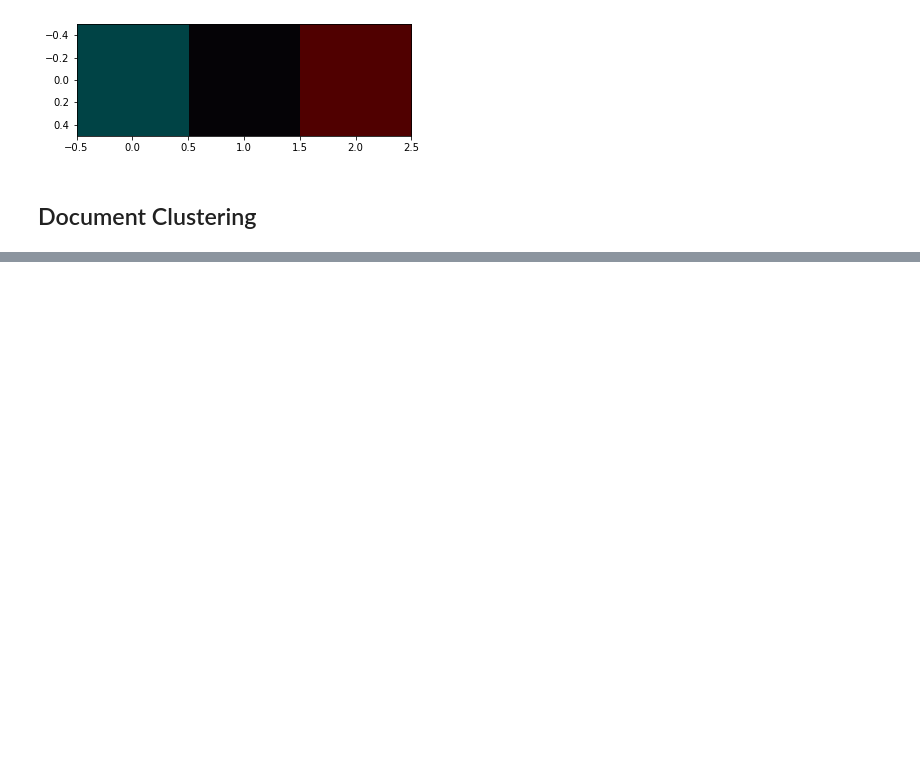
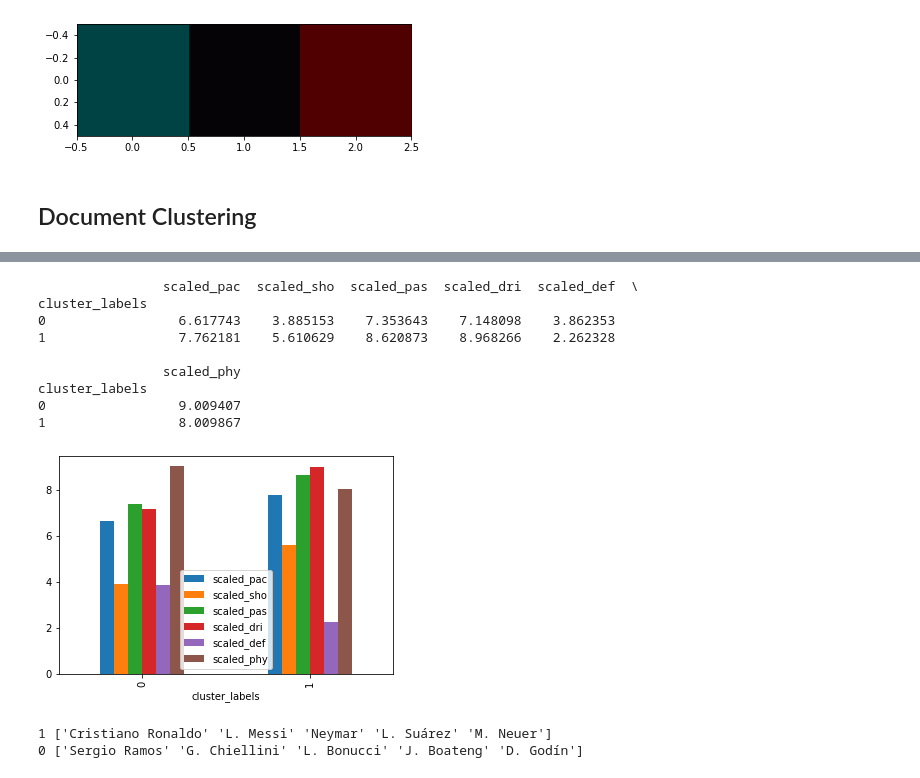
Before and after one commit to xwu0223/MBAN-6400, a Jupyter notebook: Cluster Analysis in Python/Clustering in Real World/cluster_in_real_world.ipynb, the cells around one changed output, grey strips where cells are left out. Saved outputs shown, nothing was run; the diff lists cells and outputs as text; code cells hidden in the pictures; blank space fills up the shorter version.

```diff
--- a/Cluster Analysis in Python/Clustering in Real World/cluster_in_real_world.ipynb
+++ b/Cluster Analysis in Python/Clustering in Real World/cluster_in_real_world.ipynb
@@ -101,0 +145,6 @@ Clipping input data to the valid range for imshow with RGB data ([0..1] for floa
+# %%
+from scipy.cluster.vq import whiten
+data = pd.read_csv('/Users/xingkaiwu/Library/CloudStorage/OneDrive-YorkUniversity/MBAN Winter/MBAN 6400/Cluster Analysis in Python/fifa_18_sample_data.csv')
+fifa = data[0:250]
+data_scaled = pd.DataFrame(whiten(fifa[['pac','dri','sho']]),columns=['scaled_pac','scaled_dri','scaled_sho'])
+fifa = pd.concat([fifa, data_scaled], axis=1)
@@ -101,0 +183,39 @@ Clipping input data to the valid range for imshow with RGB data ([0..1] for floa
+# %%
+data_scaled = pd.DataFrame(whiten(fifa[['pas','def','phy']]),columns=['scaled_pas','scaled_def','scaled_phy'])
+fifa = pd.concat([fifa, data_scaled], axis=1)
+# %%
+scaled_features = ['scaled_pac',
+ 'scaled_sho',
+ 'scaled_pas',
+ 'scaled_dri',
+ 'scaled_def',
+ 'scaled_phy']
+
+
+# Create centroids with kmeans for 2 clusters
+cluster_centers,_ = kmeans(fifa[scaled_features], 2)
+
+# Assign cluster labels and print cluster centers
+fifa['cluster_labels'], _ = vq(fifa[scaled_features], cluster_centers)
+print(fifa.groupby('cluster_labels')[scaled_features].mean())
+
+# Plot cluster centers to visualize clusters
+fifa.groupby('cluster_labels')[scaled_features].mean().plot(legend=True, kind='bar')
+plt.show()
+
+# Get the name column of first 5 players in each cluster
+for cluster in fifa['cluster_labels'].unique():
+    print(cluster, fifa[fifa['cluster_labels'] == cluster]['name'].values[:5])
+# %% [output]
+                scaled_pac  scaled_sho  scaled_pas  scaled_dri  scaled_def  \
+cluster_labels
+0                 6.617743    3.885153    7.353643    7.148098    3.862353
+1                 7.762181    5.610629    8.620873    8.968266    2.262328
+
+                scaled_phy
+cluster_labels
+0                 9.009407
+1                 8.009867
+[figure, added]
+1 ['Cristiano Ronaldo' 'L. Messi' 'Neymar' 'L. Suárez' 'M. Neuer']
+0 ['Sergio Ramos' 'G. Chiellini' 'L. Bonucci' 'J. Boateng' 'D. Godín']
```
Also changed, not shown: parts of 7 cells of this notebook.
